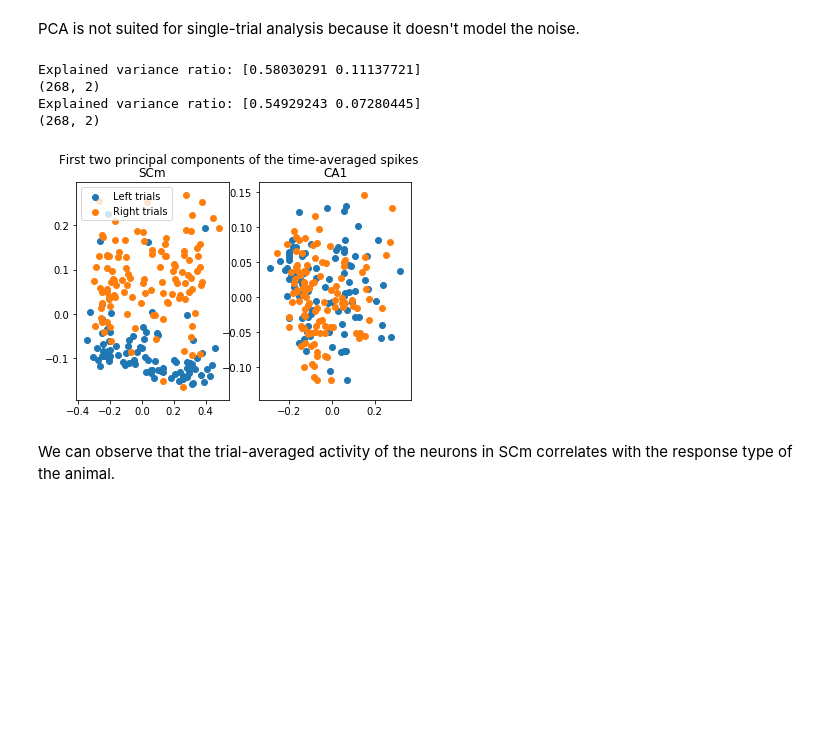
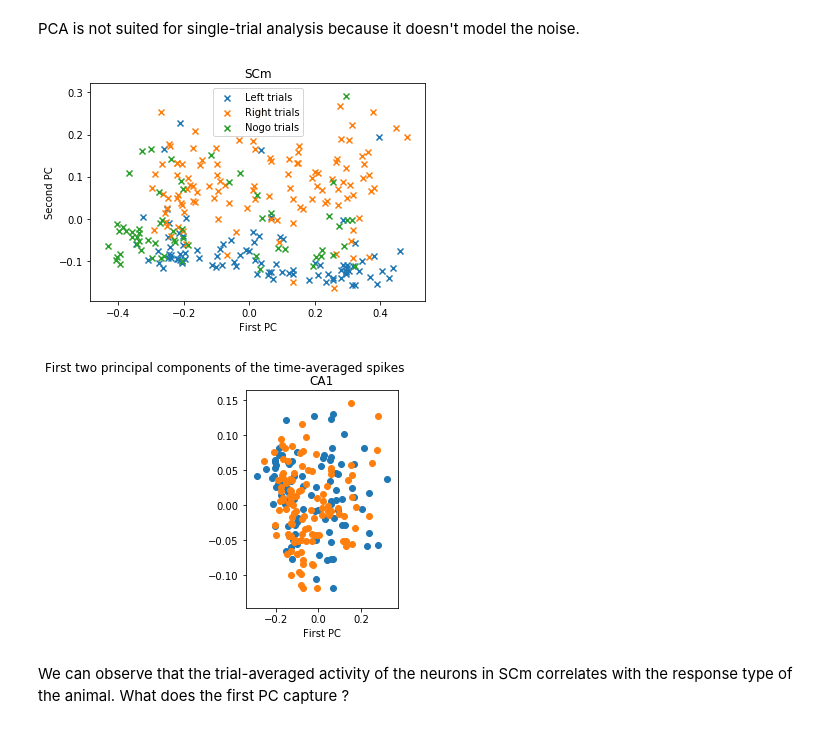
Before and after one commit to cedricfoucault/scarletbutterfly, a Jupyter notebook: data_analysis.ipynb, the cells around one changed output. Saved outputs shown, nothing was run; the diff lists cells and outputs as text; code cells hidden in the pictures; blank space fills up the shorter version.

```diff
--- a/data_analysis.ipynb
+++ b/data_analysis.ipynb
@@ -1,7 +1,6 @@
 # %%
 import numpy as np
 import matplotlib.pyplot as plt
-plt.rcParams['figure.figsize'] = [18, 8]
 # %%
 fname = []
 for j in range(3):
@@ -126,0 +125,19 @@ Ripples of high freq in CA1 and not in other areas ?
+# %%
+brain_area = "SCm"
+spks = dat['spks'][dat['brain_area'] == brain_area]
+neurons = [38, 28]
+
+trials = [0, 10, 115, 116]
+plt.figure(figsize=[10, 10])
+for i, trial in enumerate(trials):
+    plt.subplot(len(trials), 1, i+1)
+    plt.plot(t, spks[neurons[0],trial], label="Neuron {}".format(neurons[0]))
+    plt.plot(t, spks[neurons[1],trial], label="Neuron {}".format(neurons[1]))
+
+#     plt.plot(t, dat['pupil'][1,trial], label="Horizontal")
+#     plt.plot(t, dat['pupil'][2,trial], label="Vertical")
+
+    plt.title("Trial {}".format(trial))
+
+plt.legend()
+plt.show()
@@ -166,6 +203,6 @@ def compute_pca(brain_area, average=True, n_components=2):
     pca = PCA(n_components=n_components)
     proj_X = pca.fit_transform(X)
 
-    print("Explained variance ratio:", pca.explained_variance_ratio_)
-    print(proj_X.shape)
-    return proj_X
+#     print("Explained variance ratio:", pca.explained_variance_ratio_)
+#     print(proj_X.shape)
+    return proj_X, pca.explained_variance_ratio_
@@ -177,42 +221,46 @@ PCA is not suited for single-trial analysis because it doesn't model the noise.
 # proj_X = compute_pca('SCm', average=False).reshape(2, spks.shape[1], spks.shape[2])
 # left_resp = proj_X[:, dat['response'] == 1]
 # right_resp = proj_X[:, dat['response'] == -1]
 
 # # print(left_resp.shape)
 # left_resp = left_resp[:,0]
 # right_resp = right_resp[:,0]
 
 # plt.subplot(1, 2, 1)
 # plt.plot(left_resp[0], left_resp[1], '.-', label="Left trials")
 # # plt.scatter(right_resp[0], right_resp[1], label="Right trials")
 # plt.legend()
 
-plt.subplot(1, 2, 1)
-proj_X = compute_pca('SCm')
+proj_X,_ = compute_pca('SCm')
+
 left_resp = proj_X[dat['response'] == 1]
 right_resp = proj_X[dat['response'] == -1]
+nogo_resp = proj_X[dat['response'] == 0]
 
-plt.scatter(left_resp[:,0], left_resp[:,1], label="Left trials")
-plt.scatter(right_resp[:,0], right_resp[:,1], label="Right trials")
+plt.scatter(left_resp[:,0], left_resp[:,1], label="Left trials", marker="x")
+plt.scatter(right_resp[:,0], right_resp[:,1], label="Right trials", marker="x")
+plt.scatter(nogo_resp[:,0], nogo_resp[:,1], label="Nogo trials", marker="x")
+
 plt.title("SCm")
+plt.xlabel("First PC")
+plt.ylabel("Second PC")
 plt.legend()
+plt.show()
 
 plt.subplot(1, 2, 2)
-proj_X = compute_pca('CA1')
+proj_X,_ = compute_pca('CA1')
 left_resp = proj_X[dat['response'] == 1]
 right_resp = proj_X[dat['response'] == -1]
 
 plt.scatter(left_resp[:,0], left_resp[:,1])
 plt.scatter(right_resp[:,0], right_resp[:,1])
 plt.title("CA1")
+plt.xlabel("First PC")
 
 plt.suptitle("First two principal components of the time-averaged spikes")
 plt.show()
 # %% [output]
-Explained variance ratio: [0.58030291 0.11137721]
-(268, 2)
-Explained variance ratio: [0.54929243 0.07280445]
-(268, 2)
-[figure, old version]
+[figure, new version]
+[figure, added]
 # %% [markdown]
-We can observe that the trial-averaged activity of the neurons in SCm correlates with the response type of the animal.
+We can observe that the trial-averaged activity of the neurons in SCm correlates with the response type of the animal. What does the first PC capture ?
```
Also changed, not shown: parts of 11 cells of this notebook, 5 other files.
